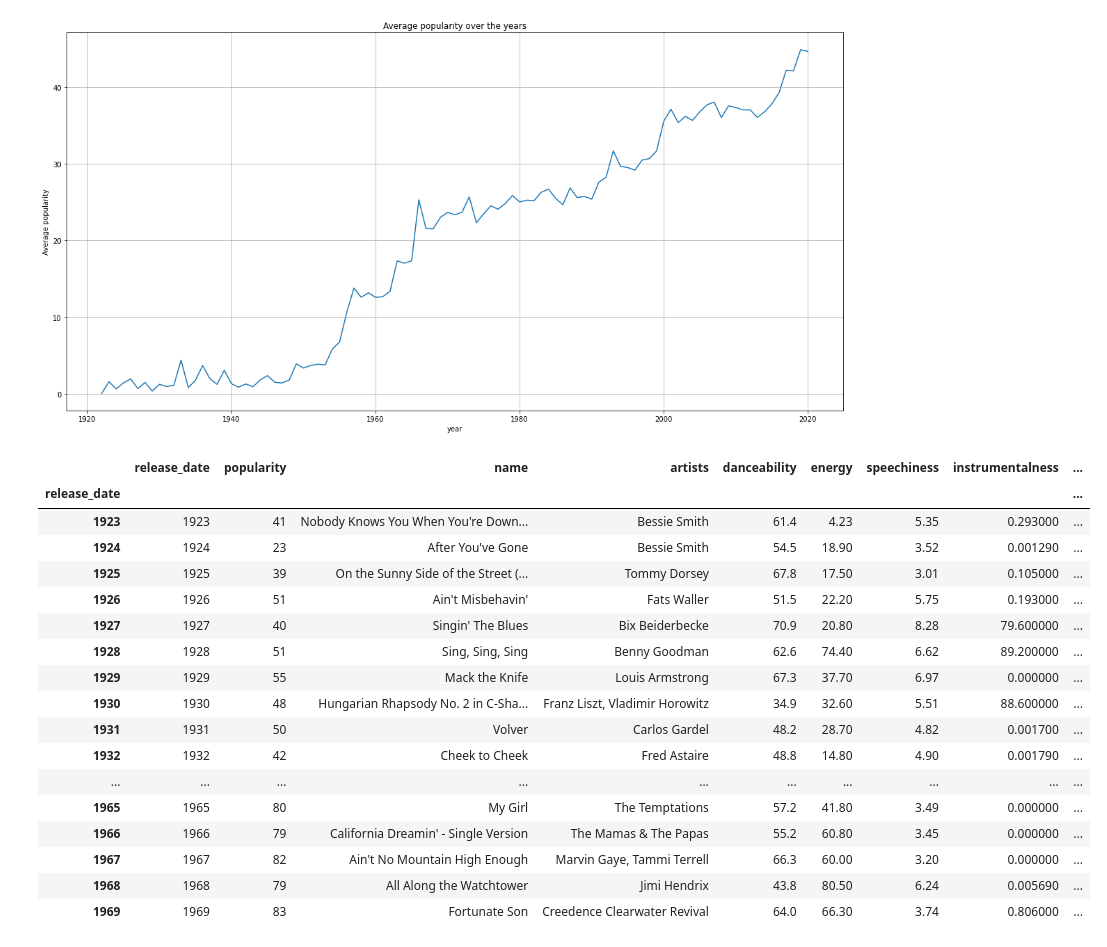
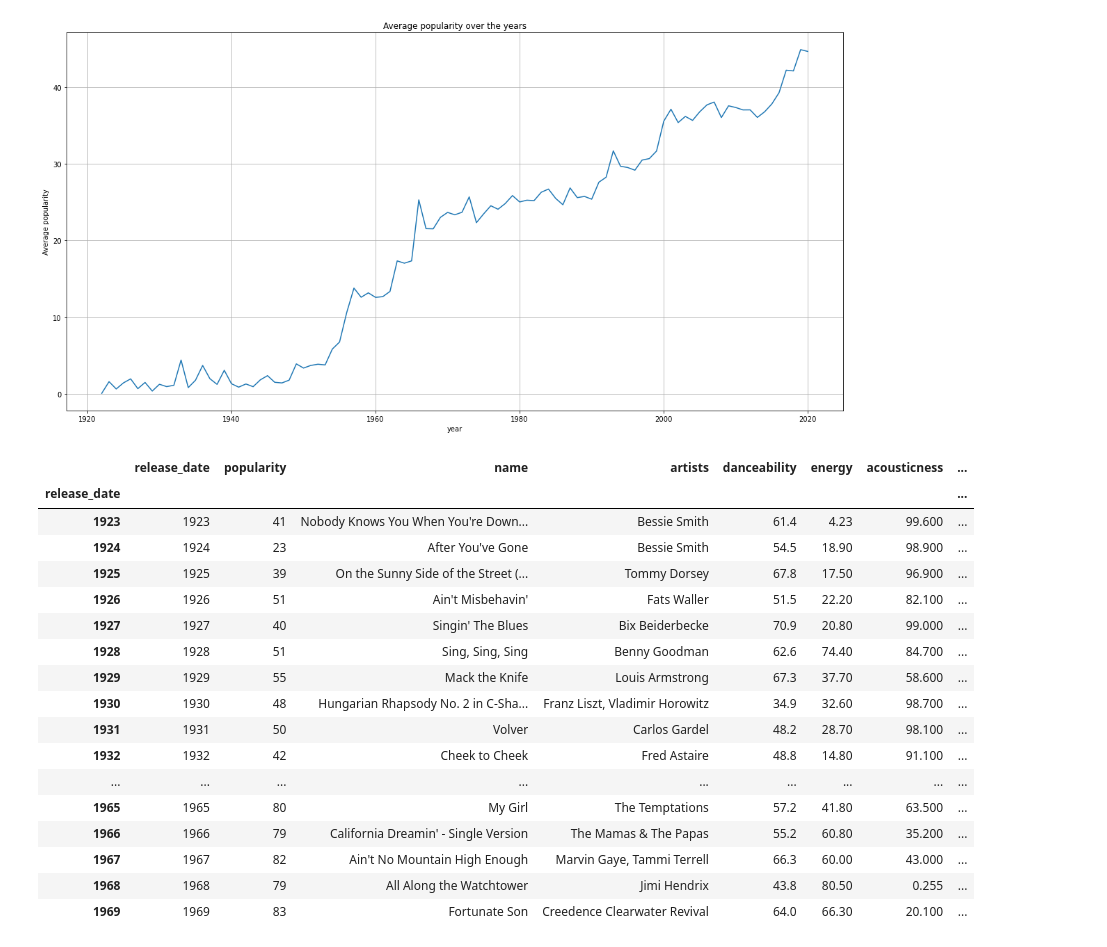
Before and after one commit to com-480-data-visualization/data-visualization-project-2021-vizir, a Jupyter notebook: notebooks/best_songs_per_year.ipynb, the cells around one changed output. Saved outputs shown, nothing was run; the diff lists cells and outputs as text; code cells hidden in the pictures.

```diff
--- a/notebooks/best_songs_per_year.ipynb
+++ b/notebooks/best_songs_per_year.ipynb
@@ -70,56 +70,56 @@ plt.grid()
 # %%
 max_popularity_years.to_json('most_popular_songs_by_year.json', orient='records')
 # %%
-genres_tracks = tracks[['release_date','popularity','name','artists', 'id_artists', 'danceability', 'energy', 'speechiness', 'instrumentalness', 'liveness', 'valence']]
+genres_tracks = tracks[['release_date','popularity','name','artists', 'id_artists', 'danceability', 'energy', 'acousticness', 'instrumentalness', 'liveness', 'valence']]
 genres_tracks = genres_tracks.groupby(['release_date'], as_index=False).apply(lambda group: group.loc[group['popularity'] == group['popularity'].max()]).reset_index(level=-1, drop=True).iloc[2:]
 genres_tracks = genres_tracks.drop_duplicates(subset=['release_date', 'popularity'], keep='last')
 
 genres_tracks['id_artists'] = genres_tracks['id_artists'].apply(lambda x: ast.literal_eval(x))
 genres_tracks = genres_tracks.explode('id_artists', ignore_index=True)
 artists_genres = artists[['id', 'genres']]
 genres_tracks = pd.merge(genres_tracks.set_index('id_artists', drop=True),artists_genres.set_index('id', drop=True), how='left',left_on=['id_artists'],right_on=['id'], left_index=True, right_index=True).dropna().reset_index()
 genres_tracks = genres_tracks.sort_values(by='release_date')
-genres_tracks = genres_tracks[['release_date','popularity','name','artists', 'danceability', 'energy', 'speechiness', 'instrumentalness', 'liveness', 'valence', 'genres']].drop_duplicates(subset=['release_date'], keep='first')
+genres_tracks = genres_tracks[['release_date','popularity','name','artists', 'danceability', 'energy', 'acousticness', 'instrumentalness', 'liveness', 'valence', 'genres']].drop_duplicates(subset=['release_date'], keep='first')
 genres_tracks.set_index('release_date', inplace=True, drop=False)
 genres_tracks['artists'] = genres_tracks['artists'].apply(str_to_list)
 genres_tracks['genres'] = genres_tracks['genres'].apply(str_to_list)
-genres_filter_data = ["pop", "rap", "rock", "jazz", "adult standards", "classical", "folk", "soft rock", "soul", "dance", "dance pop", "blues", "r&b", "hip hop", "vancouver indie", "house"]
+genres_filter_data = ["pop", "rap", "rock", "jazz", "adult standards", "classical", "folk", "soft rock", "soul", "dance", "dance pop", "blues", "r&b", "hip hop", "house"]
 def genres_filter(d):
     tmp = d.split(',')
     selection = [n for n in tmp if any(m in n for m in genres_filter_data)]
     if len(selection) == 0:
         return tmp[0]
     else:
         return selection[0]
 
 genres_tracks['genres'] = genres_tracks['genres'].apply(genres_filter)
 
 genres_tracks['danceability'] = genres_tracks['danceability'] * 100
 genres_tracks['energy'] = genres_tracks['energy'] * 100
-genres_tracks['speechiness'] = genres_tracks['speechiness'] * 100
+genres_tracks['acousticness'] = genres_tracks['acousticness'] * 100
 genres_tracks['instrumentalness'] = genres_tracks['instrumentalness'] * 100
 genres_tracks['liveness'] = genres_tracks['liveness'] * 100
 genres_tracks['valence'] = genres_tracks['valence'] * 100
 
 genres_tracks.head(47)
 # %% [output]
-|  | release_date | popularity | name | artists | danceability | energy | speechiness | instrumentalness | ... |
-| release_date |  |  |  |  |  |  |  |  | ... |
-| 1923 | 1923 | 41 | Nobody Knows You When You're Down... | Bessie Smith | 61.4 | 4.23 | 5.35 | 0.293000 | ... |
-| 1924 | 1924 | 23 | After You've Gone | Bessie Smith | 54.5 | 18.90 | 3.52 | 0.001290 | ... |
-| 1925 | 1925 | 39 | On the Sunny Side of the Street (... | Tommy Dorsey | 67.8 | 17.50 | 3.01 | 0.105000 | ... |
-| 1926 | 1926 | 51 | Ain't Misbehavin' | Fats Waller | 51.5 | 22.20 | 5.75 | 0.193000 | ... |
-| 1927 | 1927 | 40 | Singin' The Blues | Bix Beiderbecke | 70.9 | 20.80 | 8.28 | 79.600000 | ... |
-| 1928 | 1928 | 51 | Sing, Sing, Sing | Benny Goodman | 62.6 | 74.40 | 6.62 | 89.200000 | ... |
-| 1929 | 1929 | 55 | Mack the Knife | Louis Armstrong | 67.3 | 37.70 | 6.97 | 0.000000 | ... |
-| 1930 | 1930 | 48 | Hungarian Rhapsody No. 2 in C-Sha... | Franz Liszt, Vladimir Horowitz | 34.9 | 32.60 | 5.51 | 88.600000 | ... |
-| 1931 | 1931 | 50 | Volver | Carlos Gardel | 48.2 | 28.70 | 4.82 | 0.001700 | ... |
-| 1932 | 1932 | 42 | Cheek to Cheek | Fred Astaire | 48.8 | 14.80 | 4.90 | 0.001790 | ... |
-| ... | ... | ... | ... | ... | ... | ... | ... | ... | ... |
-| 1965 | 1965 | 80 | My Girl | The Temptations | 57.2 | 41.80 | 3.49 | 0.000000 | ... |
-| 1966 | 1966 | 79 | California Dreamin' - Single Version | The Mamas & The Papas | 55.2 | 60.80 | 3.45 | 0.000000 | ... |
-| 1967 | 1967 | 82 | Ain't No Mountain High Enough | Marvin Gaye, Tammi Terrell | 66.3 | 60.00 | 3.20 | 0.000000 | ... |
-| 1968 | 1968 | 79 | All Along the Watchtower | Jimi Hendrix | 43.8 | 80.50 | 6.24 | 0.005690 | ... |
-| 1969 | 1969 | 83 | Fortunate Son | Creedence Clearwater Revival | 64.0 | 66.30 | 3.74 | 0.806000 | ... |
+|  | release_date | popularity | name | artists | danceability | energy | acousticness | ... |
+| release_date |  |  |  |  |  |  |  | ... |
+| 1923 | 1923 | 41 | Nobody Knows You When You're Down... | Bessie Smith | 61.4 | 4.23 | 99.600 | ... |
+| 1924 | 1924 | 23 | After You've Gone | Bessie Smith | 54.5 | 18.90 | 98.900 | ... |
+| 1925 | 1925 | 39 | On the Sunny Side of the Street (... | Tommy Dorsey | 67.8 | 17.50 | 96.900 | ... |
+| 1926 | 1926 | 51 | Ain't Misbehavin' | Fats Waller | 51.5 | 22.20 | 82.100 | ... |
+| 1927 | 1927 | 40 | Singin' The Blues | Bix Beiderbecke | 70.9 | 20.80 | 99.000 | ... |
+| 1928 | 1928 | 51 | Sing, Sing, Sing | Benny Goodman | 62.6 | 74.40 | 84.700 | ... |
+| 1929 | 1929 | 55 | Mack the Knife | Louis Armstrong | 67.3 | 37.70 | 58.600 | ... |
+| 1930 | 1930 | 48 | Hungarian Rhapsody No. 2 in C-Sha... | Franz Liszt, Vladimir Horowitz | 34.9 | 32.60 | 98.700 | ... |
+| 1931 | 1931 | 50 | Volver | Carlos Gardel | 48.2 | 28.70 | 98.100 | ... |
+| 1932 | 1932 | 42 | Cheek to Cheek | Fred Astaire | 48.8 | 14.80 | 91.100 | ... |
+| ... | ... | ... | ... | ... | ... | ... | ... | ... |
+| 1965 | 1965 | 80 | My Girl | The Temptations | 57.2 | 41.80 | 63.500 | ... |
+| 1966 | 1966 | 79 | California Dreamin' - Single Version | The Mamas & The Papas | 55.2 | 60.80 | 35.200 | ... |
+| 1967 | 1967 | 82 | Ain't No Mountain High Enough | Marvin Gaye, Tammi Terrell | 66.3 | 60.00 | 43.000 | ... |
+| 1968 | 1968 | 79 | All Along the Watchtower | Jimi Hendrix | 43.8 | 80.50 | 0.255 | ... |
+| 1969 | 1969 | 83 | Fortunate Son | Creedence Clearwater Revival | 64.0 | 66.30 | 20.100 | ... |
 # %%
 genres_tracks.to_json('most_popular_songs_by_year.json', orient='records')
```
Also changed, not shown: 4 other files.
